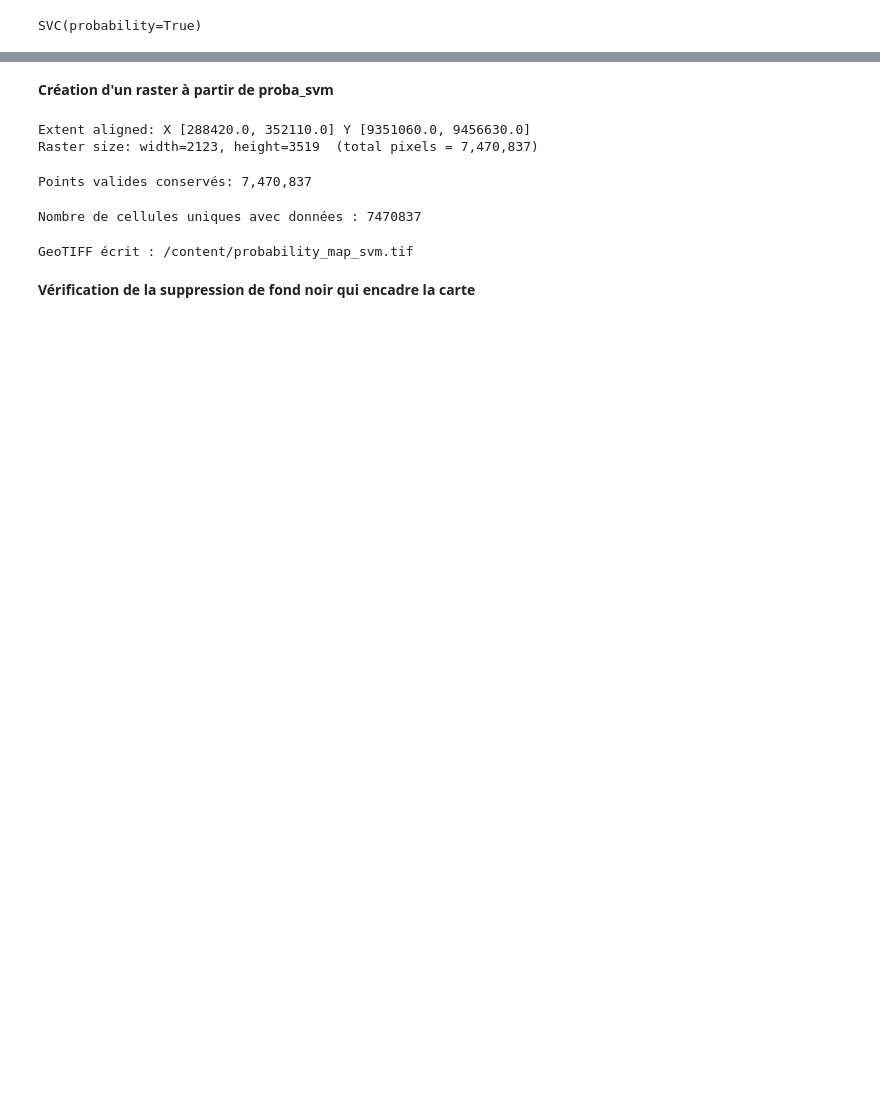
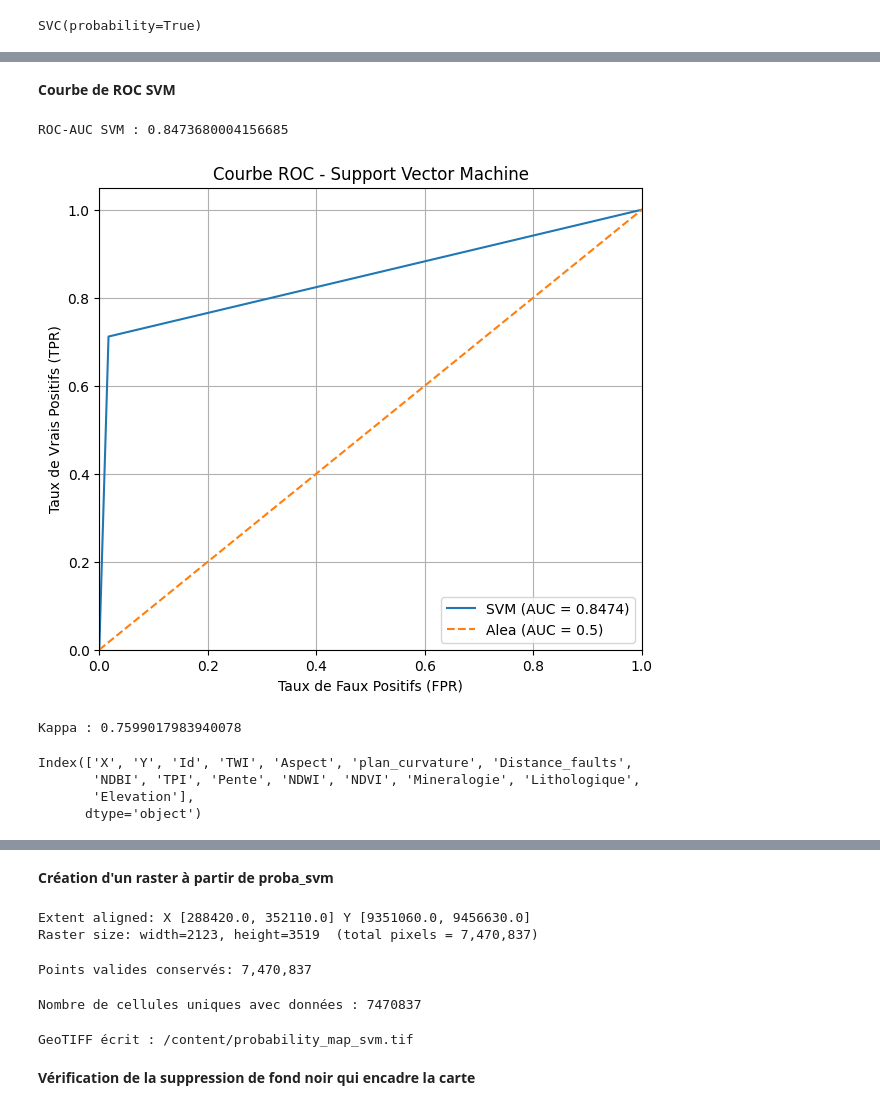
Before and after one commit to Beni25-mak/Travail_memoire_beni_nzimba, a Jupyter notebook: Analysis_01122025_ok.ipynb, the cells around one changed output, grey strips where cells are left out. Cells and saved outputs as stored; diff of their text form; code cells hidden in the pictures; blank space fills up the shorter version.

```diff
--- a/Analysis_01122025_ok.ipynb
+++ b/Analysis_01122025_ok.ipynb
@@ -588,8 +643,8 @@ Index(['X', 'Y', 'Id', 'TWI', 'Aspect', 'plan_curvature', 'general_curvature',
       dtype='object')
 # %%
-coords = df_sample[['X', 'Y']]
-X = df_sample.drop(['X', 'Y', 'Id','Mineralogie'], axis=1)
-y = df_sample['Mineralogie'].astype(int)
+coords = df_sample_1[['X', 'Y']]
+X_1 = df_sample_1.drop(['X', 'Y', 'Id','Mineralogie'], axis=1)
+y_1 = df_sample_1['Mineralogie'].astype(int)
 # %%
 # les ressources
 from sklearn.svm import SVC
@@ -599,7 +657,7 @@ Vu que les données très lourd, je standardiser mes variables.
 # %%
 # Séparation données train/test
 # train : 80% et test : 20%
-X_train, X_test, y_train, y_test = train_test_split(X, y, test_size=0.2, random_state=42)
+X_1_train, X_1_test, y_1_train, y_1_test = train_test_split(X_1, y_1, test_size=0.2, random_state=42)
 # %%
 from sklearn.preprocessing import StandardScaler
 
@@ -633,8 +689,7 @@ print(classification_report(y_test, y_pred))
 # %%
-# Prédictions
-# y_pred_svm = svm_model.predict(X_test)
-y_pred_svm = svm_model.predict(X_test_scaled)
-print(classification_report(y_test, y_pred_svm))
+# Prédiction
+y_pred_svm = rf_model.predict(X_test_scaled)
+print(classification_report(y_1_test, y_pred_svm))
 # %% [output]
               precision    recall  f1-score   support
 
@@ -695,0 +747,45 @@ Passing `palette` without assigning `hue` is deprecated and will be removed in v
+# %% [markdown]
+**Courbe de ROC SVM**
+# %%
+from sklearn.metrics import roc_curve, auc
+import matplotlib.pyplot as plt
+
+# Courbe ROC
+fpr, tpr, thresholds = roc_curve(y_1_test, y_pred_svm)
+roc_auc = auc(fpr, tpr)
+
+print("ROC-AUC SVM :", roc_auc)
+
+# Visualisation
+plt.figure(figsize=(7,6))
+plt.plot(fpr, tpr, label='SVM (AUC = %0.4f)' % roc_auc)
+plt.plot([0, 1], [0, 1], linestyle='--', label='Alea (AUC = 0.5)')
+
+plt.xlim([0.0, 1.0])
+plt.ylim([0.0, 1.05])
+plt.xlabel('Taux de Faux Positifs (FPR)')
+plt.ylabel('Taux de Vrais Positifs (TPR)')
+plt.title('Courbe ROC - Support Vector Machine')
+plt.legend(loc="lower right")
+plt.grid(True)
+
+plt.savefig("Courbe de Roc pour le support vector machine.png", dpi=300, bbox_inches='tight')
+
+plt.show()
+# %% [output]
+ROC-AUC SVM : 0.8473680004156685
+[figure, added]
+# %%
+from sklearn.metrics import cohen_kappa_score
+
+kappa_svm = cohen_kappa_score(y_1_test, y_pred_svm)
+print("Kappa :", kappa)
+# %% [output]
+Kappa : 0.7599017983940078
+# %%
+data_brute_considere_correlation.columns
+# %% [output]
+Index(['X', 'Y', 'Id', 'TWI', 'Aspect', 'plan_curvature', 'Distance_faults',
+       'NDBI', 'TPI', 'Pente', 'NDWI', 'NDVI', 'Mineralogie', 'Lithologique',
+       'Elevation'],
+      dtype='object')
```
Also changed, not shown: parts of 57 cells of this notebook.
